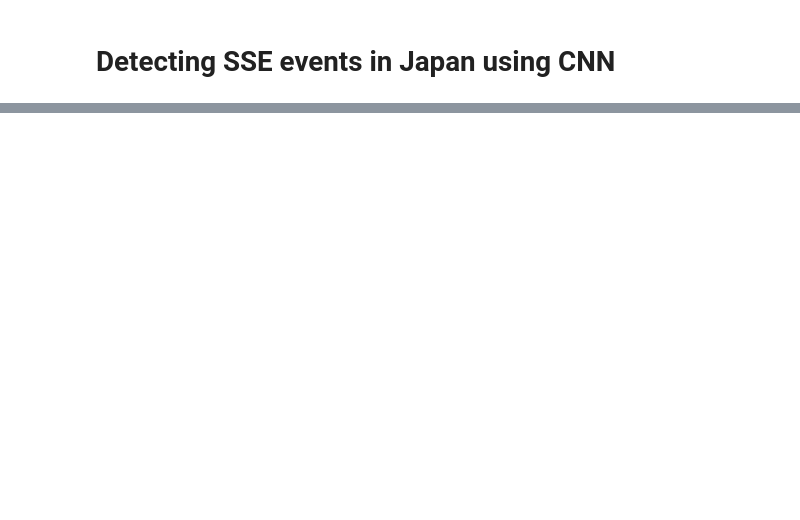
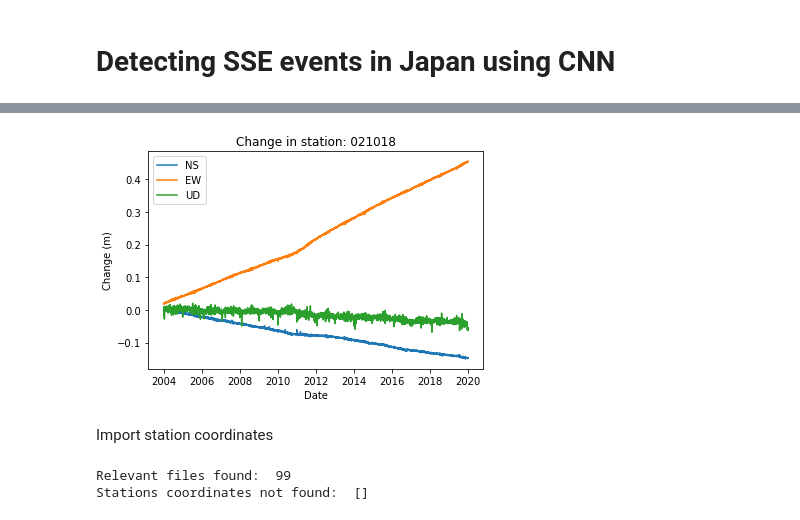
Before and after one commit to HaxbyH/JapanSSEs, a Jupyter notebook: japan-notebook.ipynb, the cells around one changed output, grey strips where cells are left out. Drawn from its saved outputs; the diff is of its cells as text; code cells hidden in the pictures; blank space fills up the shorter version.

```diff
--- a/japan-notebook.ipynb
+++ b/japan-notebook.ipynb
@@ -28,10 +37,12 @@ files = os.listdir(directory_name)
 
 # Process data
 GNSSdata = []
-start_date = '2004-01-01'
-end_date = '2020-01-01'
-index = 0
-numberofdays = -(date(2003, 1, 1) - date(2020, 1, 1)).days
+stationnames = []
+
+# data range to be used
+dates = pd.date_range('2004-01-01', '2020-01-01')
+
+stationsprocessed = 0
 for filename in files:
     if filename.endswith(".res"):
         # read in file
@@ -40,12 +51,27 @@ for filename in files:
 
         # parse data
         GNSSdataframe.columns = ["date", "NS_displacement", "EW_displacement", "UD_displacement", "Length_change"]
+        GNSSdataframe = GNSSdataframe.drop(columns=["Length_change"])
         GNSSdataframe["date"] = pd.to_datetime(GNSSdataframe["date"])
+        GNSSdataframe = GNSSdataframe.set_index("date")
 
-        post = GNSSdataframe.loc[-(GNSSdataframe.date < start_date) & (GNSSdataframe.date <= end_date)]
-        print(index, ': ', post.shape[0])
-        index = index+1
+        # Remove double up indexes
+        GNSSdataframe = GNSSdataframe.loc[~GNSSdataframe.index.duplicated(), :]
 
+        # reindex to desired time period
+        idx = pd.DatetimeIndex(dates)
+        GNSSdataframe = GNSSdataframe.reindex(idx)
 
-        GNSSdata.append(post)
+        # if the number of days missing is too large then drop
+        missingdays = GNSSdataframe.shape[0] - GNSSdataframe.dropna().shape[0]
+        if missingdays < 200:
+            p = GNSSdataframe.interpolate()
+            nullremaining = p.shape[0] - p.dropna().shape[0]
+            if nullremaining == 0:
+                stationsprocessed = stationsprocessed+1
+                splitted = filename.split(".")
+                stationnames.append(splitted[0])
+                GNSSdata.append(p)
+
+print("Stations in array: ", stationsprocessed)
 # %% [output]
@@ -94,0 +90,37 @@ print(GNSSdata[3].tail())
+# %%
+plt.plot(GNSSdata[0])
+plt.xlabel("Date")
+plt.ylabel("Change (m)")
+plt.title("Change in station: " + stationnames[0])
+plt.legend(["NS", "EW", "UD"])
+plt.show();
+# %% [output]
+[figure, added]
+# %% [markdown]
+Import station coordinates
+# %%
+# find directory
+directory_name_cord = "./2019"
+files_cord = os.listdir(directory_name_cord)
+
+# Grab relevant files for usable stations
+revl_files = []
+revl_files_paths = []
+for filename in files_cord:
+    f_split = filename.split(".")
+
+    if f_split[0] in stationnames:
+        revl_files.append(f_split[0])
+        path = os.path.join(directory_name_cord, filename)
+        revl_files_paths.append(path)
+
+    if "0" + f_split[0] in stationnames:
+        revl_files.append("0" + f_split[0])
+        path = os.path.join(directory_name_cord, filename)
+        revl_files_paths.append(path)
+
+print("Relevant files found: ", len(revl_files))
+print("Stations coordinates not found: ", list(set(stationnames) - set(revl_files)))
+# %% [output]
+Relevant files found:  99
+Stations coordinates not found:  []
```
Also changed, not shown: parts of 19 cells of this notebook.
